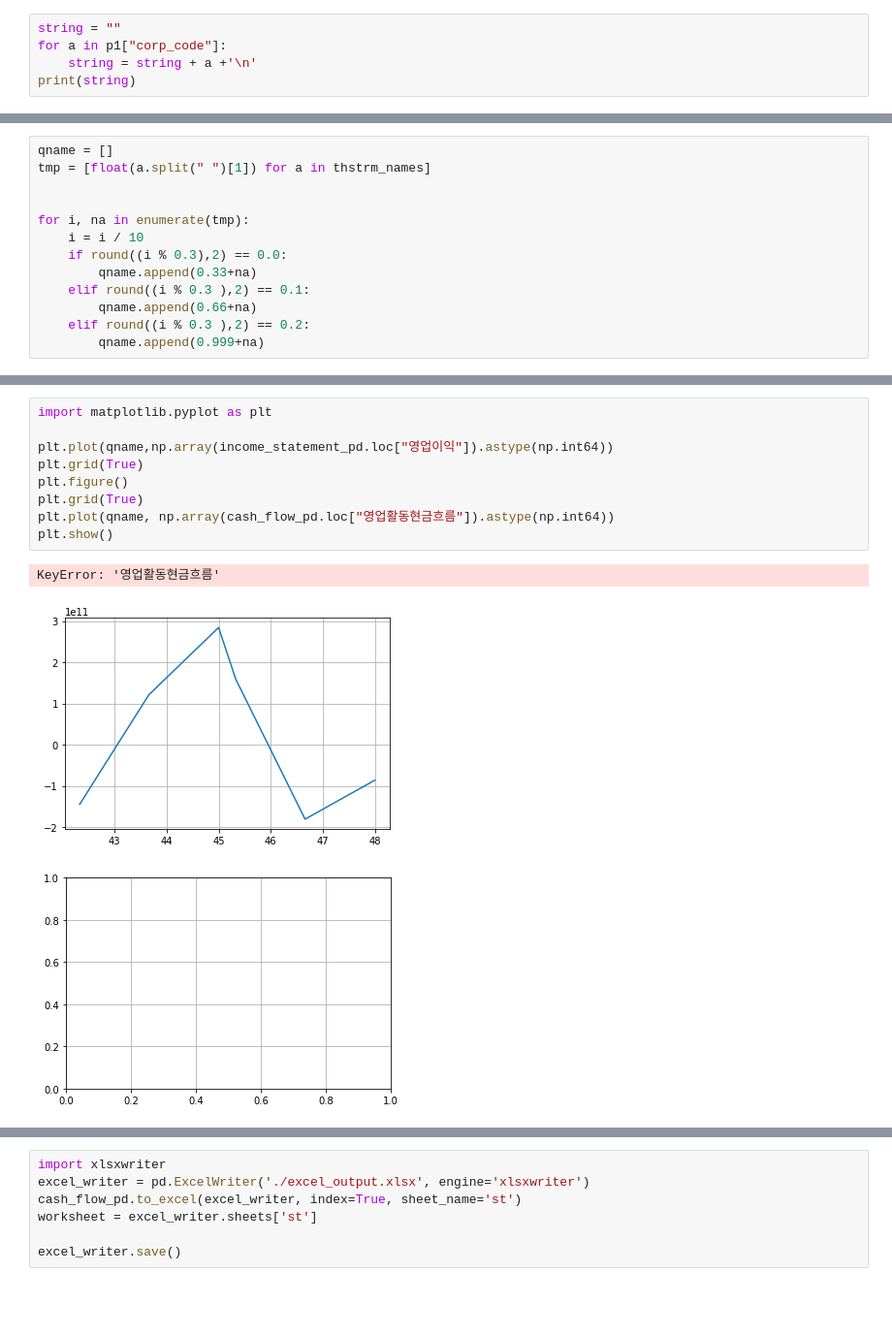
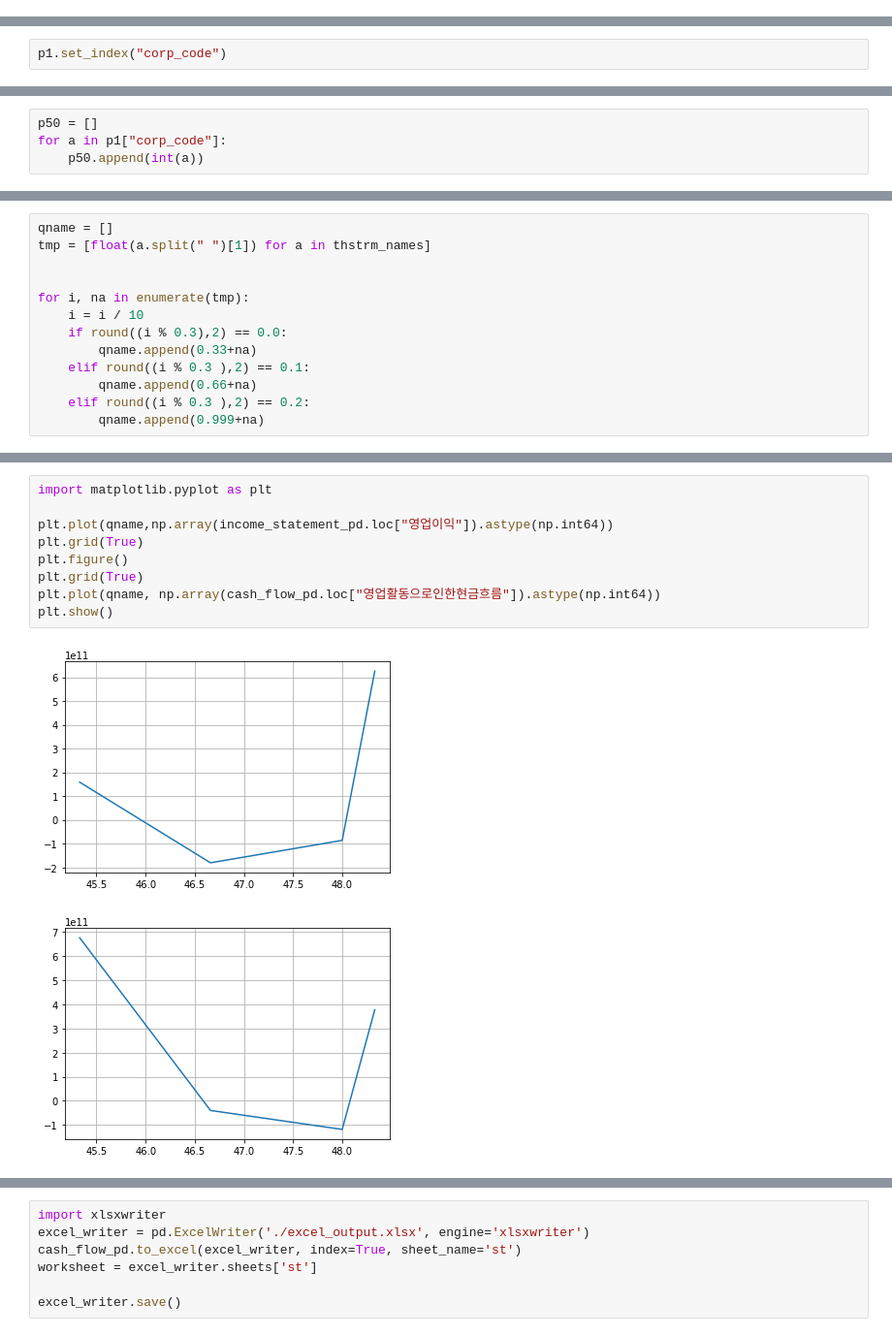
Before and after one commit to Gros19/KhAPI, a Jupyter notebook: Python/jupyter/sample/doDart.ipynb, the cells around one changed output, grey strips where cells are left out. Shown at 97% size. Saved outputs shown, nothing was run; the diff lists cells and outputs as text; blank space fills up the shorter version.

```diff
--- a/Python/jupyter/sample/doDart.ipynb
+++ b/Python/jupyter/sample/doDart.ipynb
@@ -116,5 +76,0 @@ Name: 샘코, dtype: object
-# %%
-string = ""
-for a in p1["corp_code"]:
-    string = string + a +'\n'
-print(string)
@@ -476,0 +87,2 @@ RemoteDisconnected: Remote end closed connection without response
+# %%
+p1.set_index("corp_code")
@@ -476,0 +108,4 @@ RemoteDisconnected: Remote end closed connection without response
+# %%
+p50 = []
+for a in p1["corp_code"]:
+    p50.append(int(a))
@@ -510,14 +803,13 @@ for i, na in enumerate(tmp):
 # %%
 import matplotlib.pyplot as plt
 
 plt.plot(qname,np.array(income_statement_pd.loc["영업이익"]).astype(np.int64))
 plt.grid(True)
 plt.figure()
 plt.grid(True)
-plt.plot(qname, np.array(cash_flow_pd.loc["영업활동현금흐름"]).astype(np.int64))
+plt.plot(qname, np.array(cash_flow_pd.loc["영업활동으로인한현금흐름"]).astype(np.int64))
 plt.show()
 # %% [output]
-KeyError: '영업활동현금흐름'
-[figure, old version]
+[figure, new version]
-[figure, old version]
+[figure, new version]
 # %%
```
Also changed, not shown: parts of 65 cells of this notebook, 12 other files.
